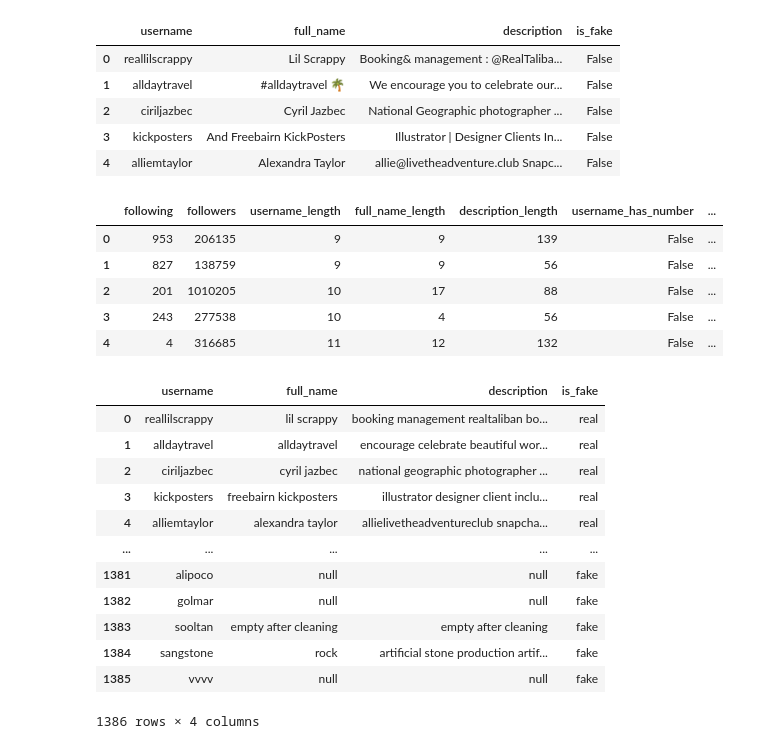
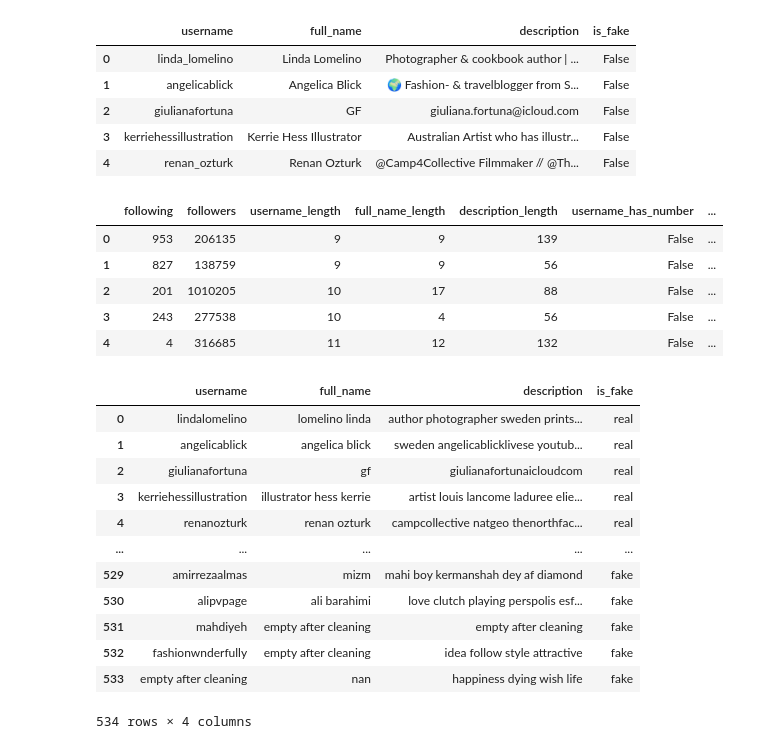
Before and after one commit to alialinush/Social_Web, a Jupyter notebook: Notebooks/NER_Analysis/Notebook.ipynb, the cells around one changed output. Cells and saved outputs as stored; diff of their text form; code cells hidden in the pictures.

Commit message:
Updated my notebook

```diff
--- a/Notebook/Alina/Alina_Notebook.ipynb
+++ b/Notebooks/NER_Analysis/Notebook.ipynb
@@ -31,10 +32,11 @@ def clean_text(text):
     tokens = [word for word in tokens if word not in stop_words]
     lemmatizer = WordNetLemmatizer() # Lemmatization
     tokens = [lemmatizer.lemmatize(word) for word in tokens]
+    tokens = list(set(tokens))
     tokens = [word for word in tokens if len(word) > 1] # Remove single characters and extra spaces
     clean_text = ' '.join(tokens)
 
-    return clean_text if clean_text else "empty after cleaning"
+    return clean_text if clean_text  else  "empty after cleaning"
 
 def clean_dataframe_column(df, column_name):
     df[column_name] = df[column_name].apply(clean_text)
@@ -46,18 +48,19 @@ def clean_dataframe_column(df, column_name):
 # df['description'] = df['description'].apply(lambda x: translate_cell(x))
 # df['full_name'] = df['full_name'].apply(lambda x: translate_cell(x))
 
-file_path = '/Users/alinabaciu/Desktop/Social_Web/Notebook/Alina/data_files/translated.pkl'
-df1 = pd.read_pickle(file_path)
+file_path = '/Users/alinabaciu/Desktop/Social_Web/Notebook/Alina/data_files/text_dataset.csv'
+#df1 = pd.read_pickle(file_path)
+df1 = pd.read_csv(file_path)
 df2 = pd.read_csv('/Users/alinabaciu/Desktop/Social_Web/Notebook/Alina/data_files/dataset_text2.csv')
 display(df1.head())
 display(df2.head())
 # %% [output]
 |  | username | full_name | description | is_fake |
-| 0 | reallilscrappy | Lil Scrappy | Booking& management : @RealTaliba... | False |
-| 1 | alldaytravel | #alldaytravel 🌴 | We encourage you to celebrate our... | False |
-| 2 | ciriljazbec | Cyril Jazbec | National Geographic photographer ... | False |
-| 3 | kickposters | And Freebairn KickPosters | Illustrator | Designer Clients In... | False |
-| 4 | alliemtaylor | Alexandra Taylor | allie@livetheadventure.club Snapc... | False |
+| 0 | linda_lomelino | Linda Lomelino | Photographer & cookbook author | ... | False |
+| 1 | angelicablick | Angelica Blick | 🌍 Fashion- & travelblogger from S... | False |
+| 2 | giulianafortuna | GF | giuliana.fortuna@icloud.com | False |
+| 3 | kerriehessillustration | Kerrie Hess Illustrator | Australian Artist who has illustr... | False |
+| 4 | renan_ozturk | Renan Ozturk | @Camp4Collective Filmmaker // @Th... | False |
 |  | following | followers | username_length | full_name_length | description_length | username_has_number | ... |
 | 0 | 953 | 206135 | 9 | 9 | 139 | False | ... |
 | 1 | 827 | 138759 | 9 | 9 | 56 | False | ... |
@@ -194,28 +197,31 @@ fig.update_traces(texttemplate='%{text:.0f}%', textposition='inside')
 fig.update_layout(width=500, height=400)
 fig.show()
 # %%
+df1['description'] = df1['description'].astype(str)
+df1['full_name'] = df1['full_name'].astype(str)
+df1['username'] = df1['username'].astype(str)
 dataframe = clean_dataframe_column(df1,'description')
 dataframe = clean_dataframe_column(df1,'full_name')
 dataframe = clean_dataframe_column(df1,'username')
 #dataframe = dataframe[(dataframe['description'].str.strip() != '') & (dataframe['full_name'].str.strip() != '')] # from 1386 to 1295
 dataframe.loc[(dataframe['description'].str.strip() == '') | (dataframe['full_name'].str.strip() == ''), ['description', 'full_name']] = 'null'
 #dataframe = dataframe[~((dataframe['description'].str.strip() == 'null') & (dataframe['full_name'].str.strip() == 'null'))] # from 1295 to 1020
 dataframe['is_fake'] = dataframe['is_fake'].replace({True: 'fake', False: 'real'})
 dataframe
 # %% [output]
 |  | username | full_name | description | is_fake |
-| 0 | reallilscrappy | lil scrappy | booking management realtaliban bo... | real |
-| 1 | alldaytravel | alldaytravel | encourage celebrate beautiful wor... | real |
-| 2 | ciriljazbec | cyril jazbec | national geographic photographer ... | real |
-| 3 | kickposters | freebairn kickposters | illustrator designer client inclu... | real |
-| 4 | alliemtaylor | alexandra taylor | allielivetheadventureclub snapcha... | real |
+| 0 | lindalomelino | lomelino linda | author photographer sweden prints... | real |
+| 1 | angelicablick | angelica blick | sweden angelicablicklivese youtub... | real |
+| 2 | giulianafortuna | gf | giulianafortunaicloudcom | real |
+| 3 | kerriehessillustration | illustrator hess kerrie | artist louis lancome laduree elie... | real |
+| 4 | renanozturk | renan ozturk | campcollective natgeo thenorthfac... | real |
 | ... | ... | ... | ... | ... |
-| 1381 | alipoco | null | null | fake |
-| 1382 | golmar | null | null | fake |
-| 1383 | sooltan | empty after cleaning | empty after cleaning | fake |
-| 1384 | sangstone | rock | artificial stone production artif... | fake |
-| 1385 | vvvv | null | null | fake |
+| 529 | amirrezaalmas | mizm | mahi boy kermanshah dey af diamond | fake |
+| 530 | alipvpage | ali barahimi | love clutch playing perspolis esf... | fake |
+| 531 | mahdiyeh | empty after cleaning | empty after cleaning | fake |
+| 532 | fashionwnderfully | empty after cleaning | idea follow style attractive | fake |
+| 533 | empty after cleaning | nan | happiness dying wish life | fake |
-1386 rows × 4 columns
+534 rows × 4 columns
 # %%
 dataframe = dataframe[dataframe['description'] != "empty after cleaning"] # this is run before the description analysis
 # %%
```
Also changed, not shown: parts of 21 cells of this notebook, 13 other files.
